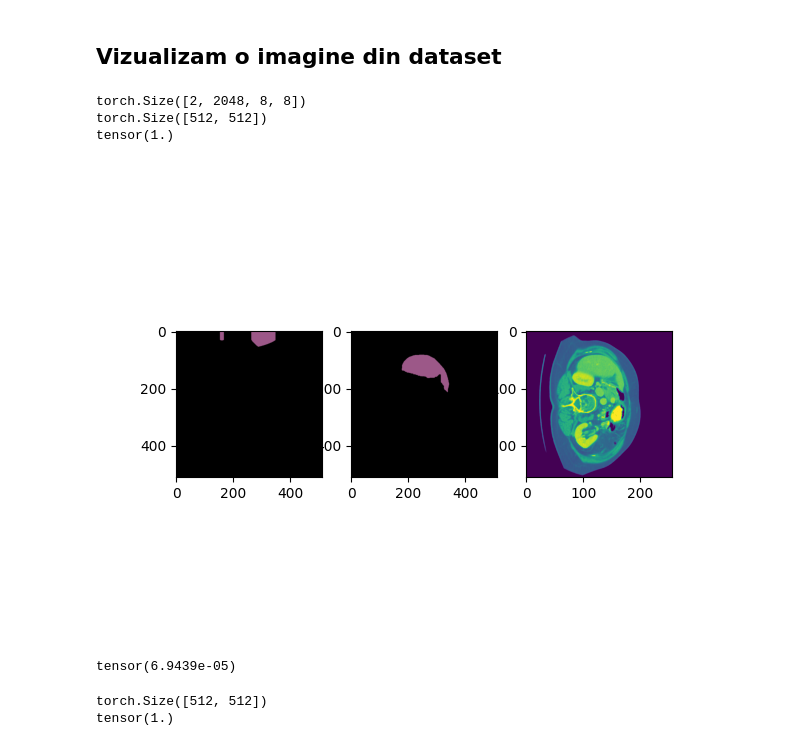
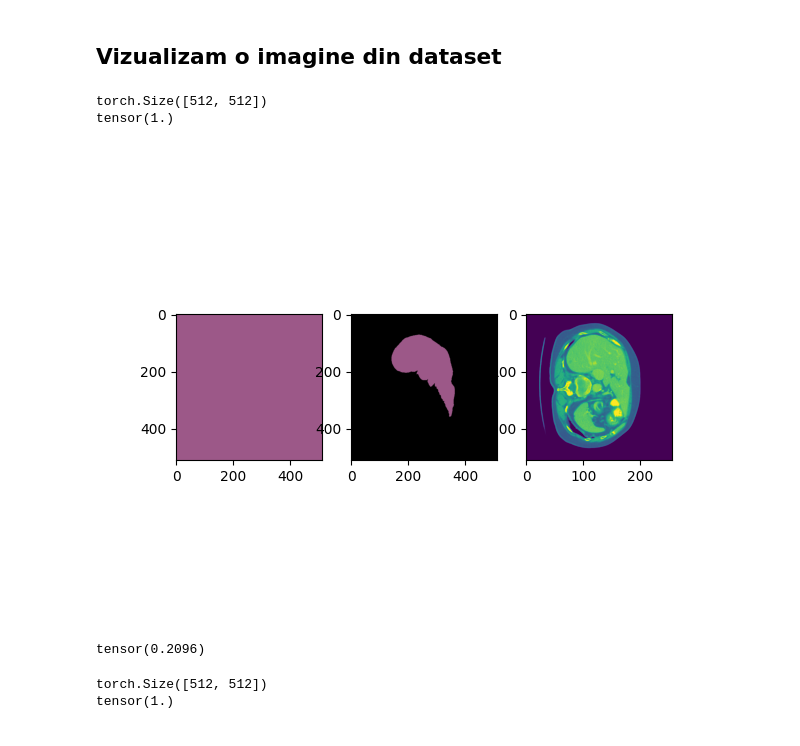
Before and after one commit to StanciulescuAndrei/LicentaUPB, a Jupyter notebook: ML_train_tester.ipynb, the cells around one changed output. Drawn from its saved outputs; the diff is of its cells as text; code cells hidden in the pictures.

```diff
--- a/ML_train_tester.ipynb
+++ b/ML_train_tester.ipynb
@@ -48,17 +48,17 @@ dataloader_test = torch.utils.data.DataLoader(dataset_learn, batch_size=32, shuf
 # %% [markdown]
 ## Vizualizam o imagine din dataset
 # %%
-model_checkpoint = 'G:/MachineLearning/models/ConvNeXt/ConvNeXt_110.pt'
+model_checkpoint = 'G:/MachineLearning/models/ConvNeXt/ConvNeXt_checkpoint.pt'
+device = torch.device('cpu')
 # model = torch.load(model_checkpoint)
 model = ConvNeXtDeepLab()
-# checkpoint = torch.load(model_checkpoint)
+model = model.to(device)
+# checkpoint = torch.load(model_checkpoint, map_location=device)
 # model.load_state_dict(checkpoint['model_state_dict'])
-
-device = torch.device('cpu')
-model.to(device)
+# model = model.cpu()
 
 model.eval()
-input_tensor, mask = dataset_learn.__getitem__(50)
+input_tensor, mask = dataset_learn.__getitem__(60)
 input_batch = input_tensor.repeat(2, 1, 1, 1)
 pred = model(input_batch.to(device))
 
@@ -68,40 +68,39 @@ pred = torch.nn.functional.interpolate(pred.unsqueeze(0), size=512, mode="biline
 output_predictions = torch.round(pred[0])
 
 print(output_predictions.shape)
 output_predictions = output_predictions.detach().squeeze()
 output_predictions = np.round(output_predictions)
 mask = mask.cpu().squeeze()
 
 palette = torch.tensor([2 ** 25 - 1, 2 ** 15 - 1, 2 ** 21 - 1])
 colors = torch.as_tensor([i for i in range(3)])[:, None] * 1.1 * palette
 colors = (colors % 255).numpy().astype("uint8")
 
 # plot the semantic segmentation predictions of 21 classes in each color
 r = Image.fromarray(output_predictions.byte().cpu().numpy())
 r.putpalette(colors)
 
 r_mask = Image.fromarray(mask.byte().cpu().numpy())
 r_mask.putpalette(colors)
 
 print(torch.max(output_predictions))
 plt.figure()
 plt.subplot(1, 3, 1)
 plt.imshow(r)
 plt.subplot(1, 3, 2)
 plt.imshow(r_mask)
 plt.subplot(1, 3, 3)
 plt.imshow(np.squeeze(input_tensor.numpy()))
 plt.show()
 # %% [output]
-torch.Size([2, 2048, 8, 8])
 torch.Size([512, 512])
 tensor(1.)
-[figure, old version]
+[figure, new version]
 # %%
 loss_fn = DiceLoss()
 print(1.0 - loss_fn(output_predictions, mask))
 # %% [output]
-tensor(6.9439e-05)
+tensor(0.2096)
 # %%
 model_checkpoint = 'G:/MachineLearning/models/DenseNet201/DenseNet201_checkpoint.pt'
 model = DenseNet201DeepLab()
```
Also changed, not shown: parts of 1 cell of this notebook, 5 other files.
